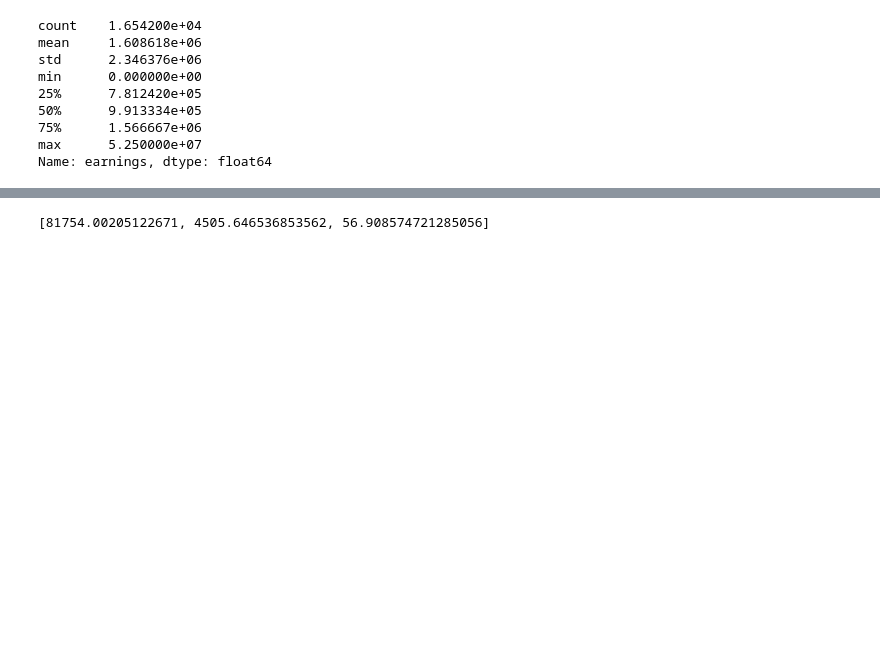
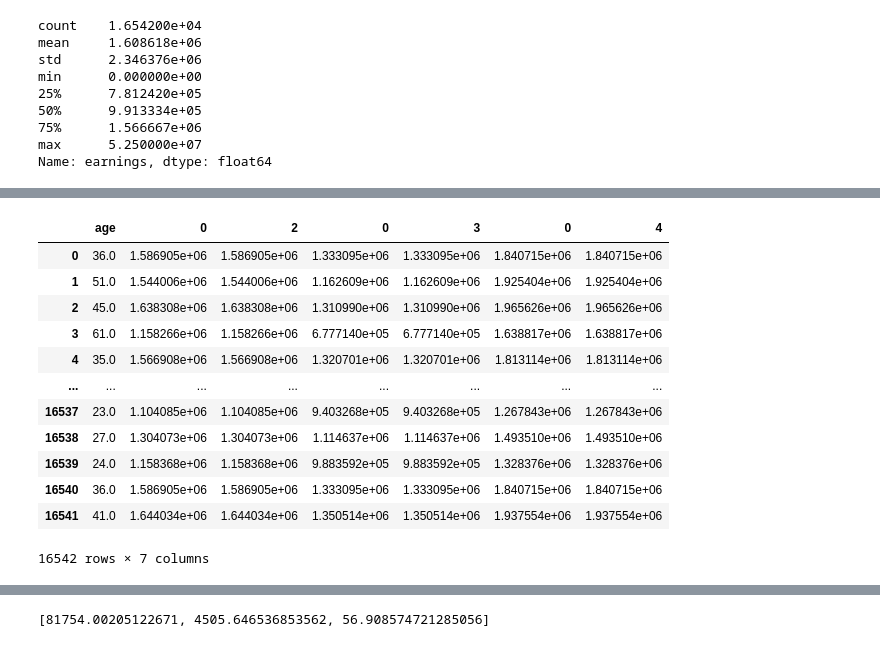
Before and after one commit to sdpinilla18/PS1_BD-ML, a Jupyter notebook: Test_code.ipynb, the cells around one changed output, grey strips where cells are left out. Cells and saved outputs as stored; diff of their text form; code cells hidden in the pictures; blank space fills up the shorter version.

```diff
--- a/Test_code.ipynb
+++ b/Test_code.ipynb
@@ -264,0 +262,16 @@ ax.plot(edad, yhatp1)
+# %%
+plot_data1
+# %% [output]
+|  | age | 0 | 2 | 0 | 3 | 0 | 4 |
+| 0 | 36.0 | 1.586905e+06 | 1.586905e+06 | 1.333095e+06 | 1.333095e+06 | 1.840715e+06 | 1.840715e+06 |
+| 1 | 51.0 | 1.544006e+06 | 1.544006e+06 | 1.162609e+06 | 1.162609e+06 | 1.925404e+06 | 1.925404e+06 |
+| 2 | 45.0 | 1.638308e+06 | 1.638308e+06 | 1.310990e+06 | 1.310990e+06 | 1.965626e+06 | 1.965626e+06 |
+| 3 | 61.0 | 1.158266e+06 | 1.158266e+06 | 6.777140e+05 | 6.777140e+05 | 1.638817e+06 | 1.638817e+06 |
+| 4 | 35.0 | 1.566908e+06 | 1.566908e+06 | 1.320701e+06 | 1.320701e+06 | 1.813114e+06 | 1.813114e+06 |
+| ... | ... | ... | ... | ... | ... | ... | ... |
+| 16537 | 23.0 | 1.104085e+06 | 1.104085e+06 | 9.403268e+05 | 9.403268e+05 | 1.267843e+06 | 1.267843e+06 |
+| 16538 | 27.0 | 1.304073e+06 | 1.304073e+06 | 1.114637e+06 | 1.114637e+06 | 1.493510e+06 | 1.493510e+06 |
+| 16539 | 24.0 | 1.158368e+06 | 1.158368e+06 | 9.883592e+05 | 9.883592e+05 | 1.328376e+06 | 1.328376e+06 |
+| 16540 | 36.0 | 1.586905e+06 | 1.586905e+06 | 1.333095e+06 | 1.333095e+06 | 1.840715e+06 | 1.840715e+06 |
+| 16541 | 41.0 | 1.644034e+06 | 1.644034e+06 | 1.350514e+06 | 1.350514e+06 | 1.937554e+06 | 1.937554e+06 |
+16542 rows × 7 columns
```
Also changed, not shown: parts of 7 cells of this notebook, 1 other file.
